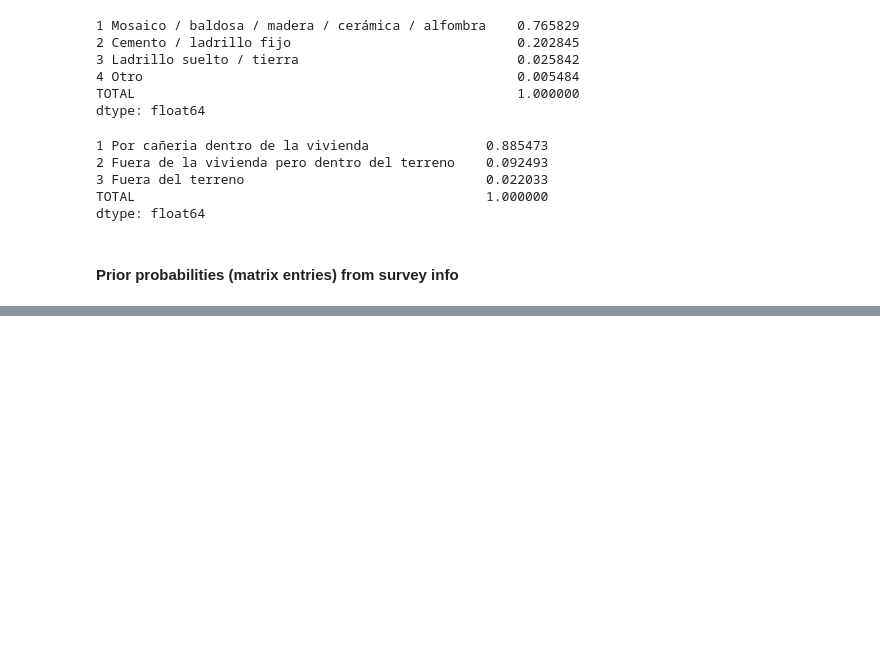
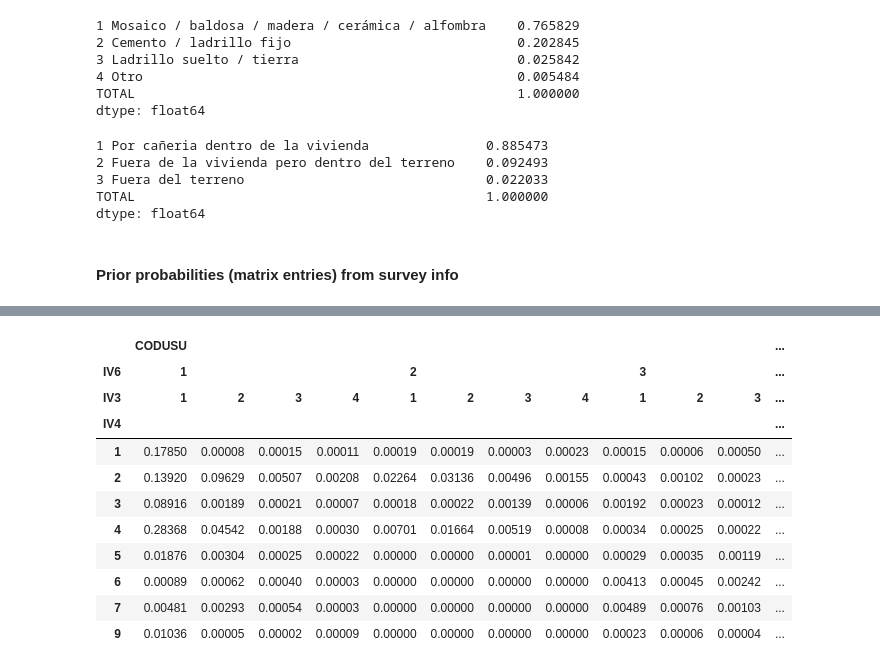
Before and after one commit to matuteiglesias/microdatos-EPH-INDEC, a Jupyter notebook: MaxEnt/Harmonize Census to EPH Survey.ipynb, the cells around one changed output, grey strips where cells are left out. Drawn from its saved outputs; the diff is of its cells as text; code cells hidden in the pictures; blank space fills up the shorter version.

```diff
--- a/MaxEnt/Harmonize Census to EPH Survey.ipynb
+++ b/MaxEnt/Harmonize Census to EPH Survey.ipynb
@@ -445,0 +152,31 @@ result_p/= result_p.sum().sum()
+# %%
+from scipy.optimize import minimize
+M_0 = qjkl.values#.reshape(8, 3, 4)[0:2]
+
+constraints = []
+
+shape_df = M_0.shape
+shape_ #was defined before
+l = np.prod(shape_df)
+table = np.arange(l).reshape(shape_df)
+
+for dim in range(T):
+    cube_tr = cube.transpose(tuple(np.roll(np.arange(T), - (dim))))
+    marg = margins_v[dim]
+    print cube_tr.shape
+    print marg
+
+    for j in range(shape_[dim]):
+        def f(M, cube_tr = cube_tr, marg = marg, j = j):
+            return (M.flatten()[cube_tr[j].flatten()]).sum() - marg[j]
+
+        constraints.append(f)
+
+cons = [{'type':'eq', 'fun': con} for con in constraints]
+cons
+
+def MaxEnt(p, q = M_0.flatten()):
+#     p_mat = np.array(p_mat).reshape(q_mat.shape)
+    return (p*np.log(p/q)).sum()
+
+res = minimize(lambda M: MaxEnt(M), M_0 + 0.001, constraints = cons, options={'maxiter': 1000, 'ftol': 0.01 })
@@ -445,0 +191,17 @@ result_p/= result_p.sum().sum()
+# %%
+p = pd.DataFrame(res['x'].reshape(qjkl.shape), columns = qjkl.columns, index = qjkl.index)
+# %%
+p.round(5)
+# %% [output]
+|  | CODUSU |  |  |  |  |  |  |  |  |  |  | ... |
+| IV6 | 1 |  |  |  | 2 |  |  |  | 3 |  |  | ... |
+| IV3 | 1 | 2 | 3 | 4 | 1 | 2 | 3 | 4 | 1 | 2 | 3 | ... |
+| IV4 |  |  |  |  |  |  |  |  |  |  |  | ... |
+| 1 | 0.17850 | 0.00008 | 0.00015 | 0.00011 | 0.00019 | 0.00019 | 0.00003 | 0.00023 | 0.00015 | 0.00006 | 0.00050 | ... |
+| 2 | 0.13920 | 0.09629 | 0.00507 | 0.00208 | 0.02264 | 0.03136 | 0.00496 | 0.00155 | 0.00043 | 0.00102 | 0.00023 | ... |
+| 3 | 0.08916 | 0.00189 | 0.00021 | 0.00007 | 0.00018 | 0.00022 | 0.00139 | 0.00006 | 0.00192 | 0.00023 | 0.00012 | ... |
+| 4 | 0.28368 | 0.04542 | 0.00188 | 0.00030 | 0.00701 | 0.01664 | 0.00519 | 0.00008 | 0.00034 | 0.00025 | 0.00022 | ... |
+| 5 | 0.01876 | 0.00304 | 0.00025 | 0.00022 | 0.00000 | 0.00000 | 0.00001 | 0.00000 | 0.00029 | 0.00035 | 0.00119 | ... |
+| 6 | 0.00089 | 0.00062 | 0.00040 | 0.00003 | 0.00000 | 0.00000 | 0.00000 | 0.00000 | 0.00413 | 0.00045 | 0.00242 | ... |
+| 7 | 0.00481 | 0.00293 | 0.00054 | 0.00003 | 0.00000 | 0.00000 | 0.00000 | 0.00000 | 0.00489 | 0.00076 | 0.00103 | ... |
+| 9 | 0.01036 | 0.00005 | 0.00002 | 0.00009 | 0.00000 | 0.00000 | 0.00000 | 0.00000 | 0.00023 | 0.00006 | 0.00004 | ... |
```
Also changed, not shown: parts of 84 cells of this notebook, 16 other files.
